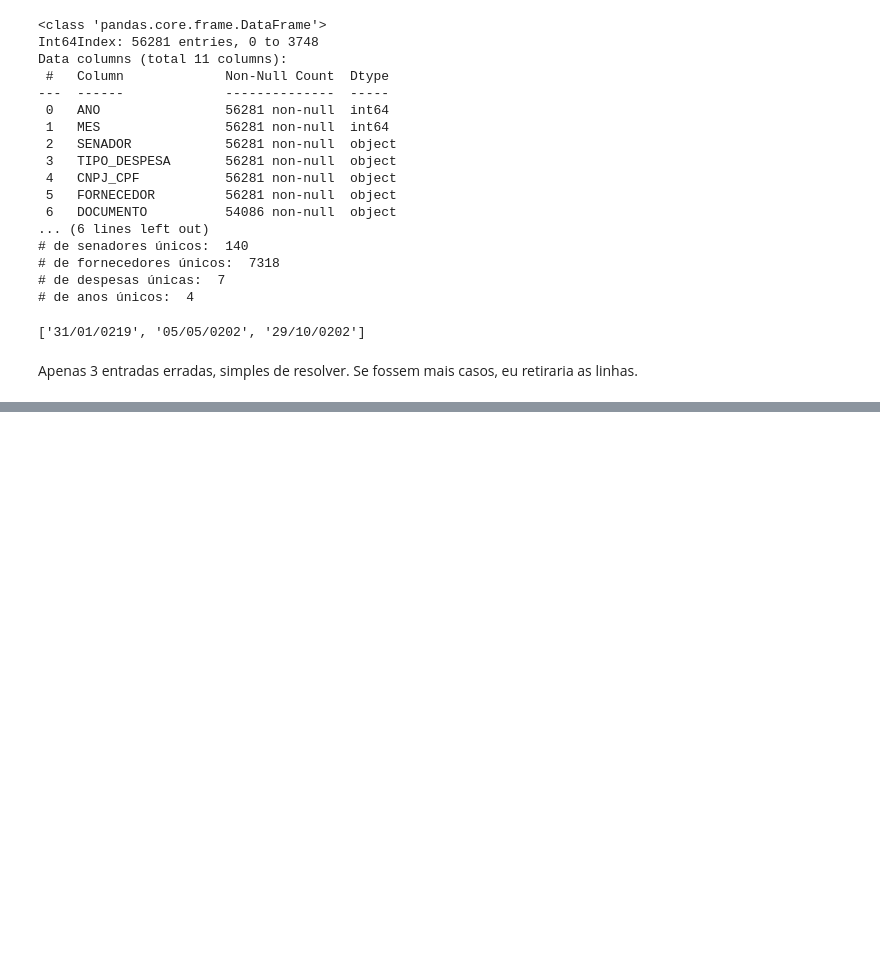
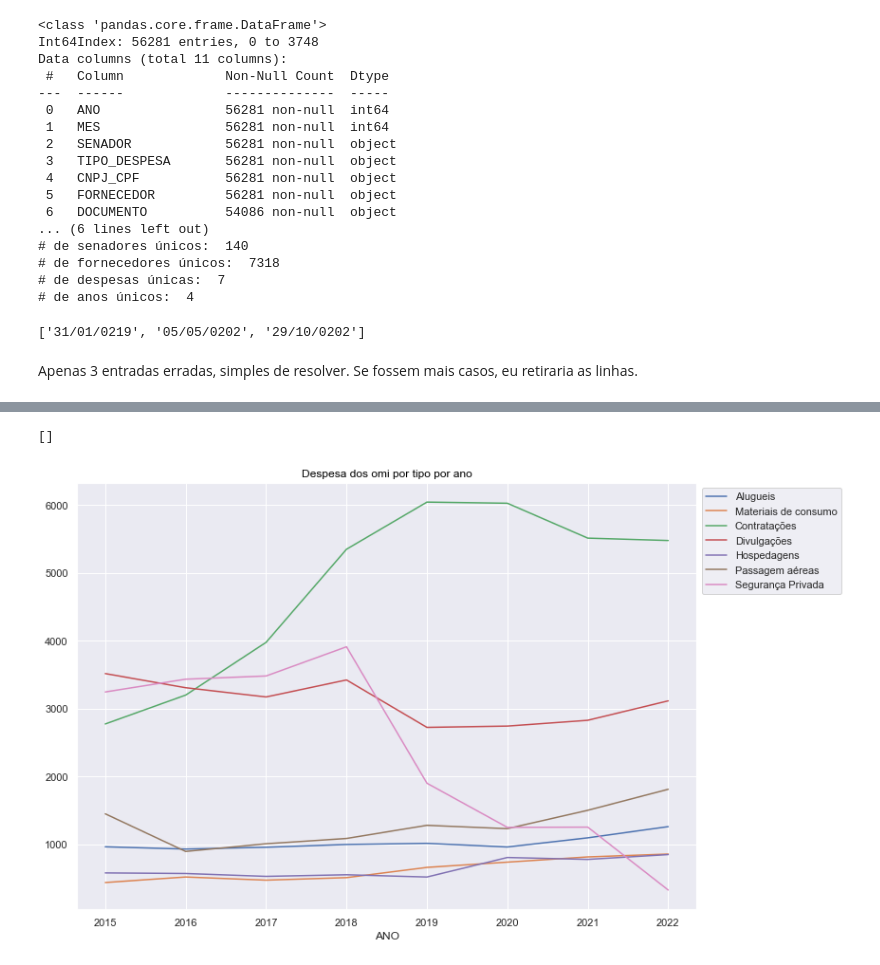
Before and after one commit to Victorium07/7DaysOfCode_Alura, a Jupyter notebook: SevenDaysOfCodeAlura.ipynb, the cells around one changed output, grey strips where cells are left out. Drawn from its saved outputs; the diff is of its cells as text; code cells hidden in the pictures; blank space fills up the shorter version.

```diff
--- a/SevenDaysOfCodeAlura.ipynb
+++ b/SevenDaysOfCodeAlura.ipynb
@@ -73,0 +74,11 @@ plt.axvline(ceaps["VALOR_REEMBOLSADO"].mean(), 0,1, color = "red", linestyle="--
+# %%
+### Gráfico desenvolvido em parceria com @Luxirio e @Beakman
+pvt = ceaps.pivot_table(values='VALOR_REEMBOLSADO', index='ANO', columns='TIPO_DESPESA')
+pvt.columns = ['Alugueis', 'Materiais de consumo', 'Contratações', 'Divulgações', 'Hospedagens', 'Passagem aéreas', 'Segurança Privada']
+pvt_plot = pvt.plot()
+pvt_plot.set_title("Despesa dos omi por tipo por ano", color ='black')
+pvt_plot.legend(bbox_to_anchor=(1,1))
+pvt_plot.plot()
+# %% [output]
+[]
+[figure, added]
```
Also changed, not shown: parts of 2 cells of this notebook.
